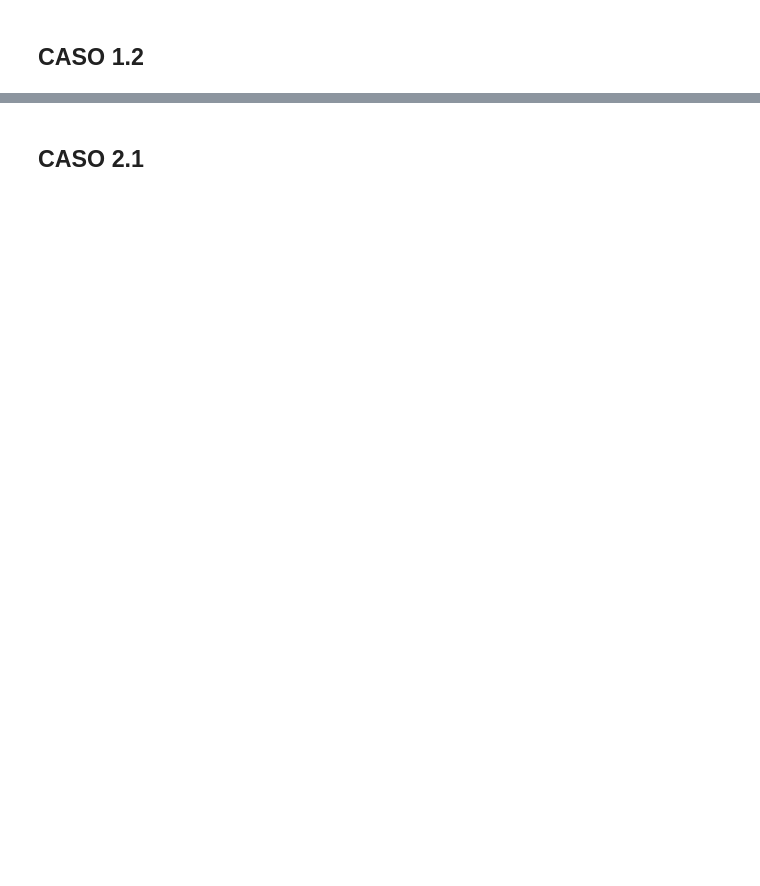
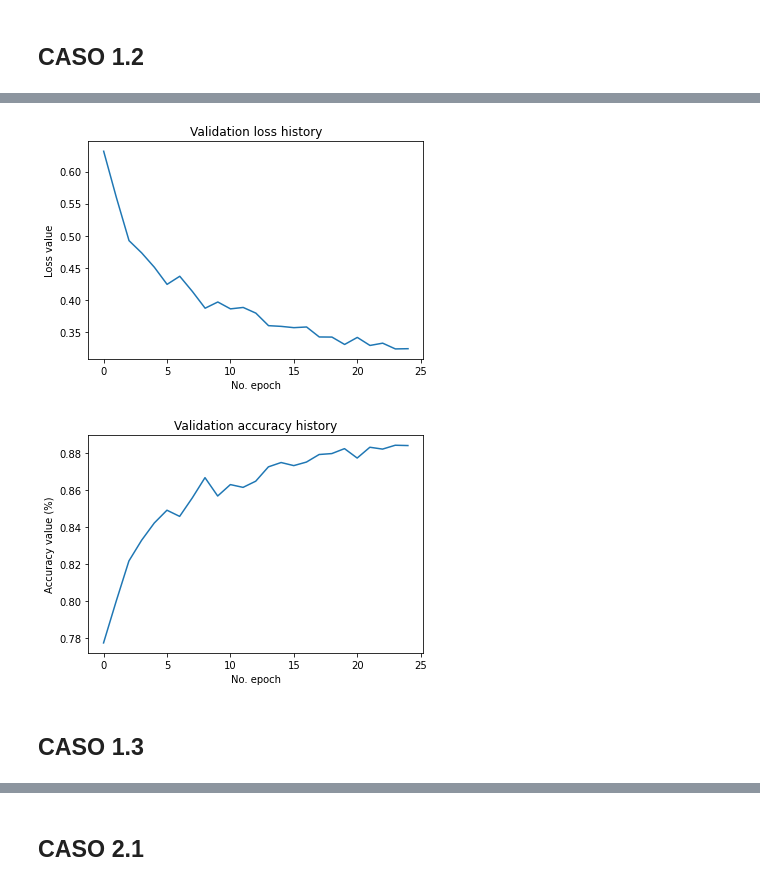
Before and after one commit to PilarAriasVazquez/AA_PRACTICA2_GRUPO_7, a Jupyter notebook: AA_PRACTICA2_GRUPO_7.ipynb, the cells around one changed output, grey strips where cells are left out. Saved outputs shown, nothing was run; the diff lists cells and outputs as text; code cells hidden in the pictures; blank space fills up the shorter version.

```diff
--- a/AA_PRACTICA2_GRUPO_7.ipynb
+++ b/AA_PRACTICA2_GRUPO_7.ipynb
@@ -11,2 +136,13 @@
 # %% [markdown]
 ## CASO 1.2
+# %%
+model12 = Sequential()
+model12.add(Conv2D(32, (5, 5), strides=(1, 1), activation='relu', input_shape=(28,28,1)))
+model12.add(MaxPooling2D((2, 2)))
+
+model12.add(Conv2D(64, (5, 5), strides=(1, 1), activation='relu'))
+model12.add(MaxPooling2D((2, 2)))
+
+model12.add(Flatten())
+model12.add(Dense(10, activation='softmax'))
+model12.summary()
@@ -12,0 +167,10 @@
+# %%
+model12.compile(loss=sparse_categorical_crossentropy,
+              optimizer='sgd',
+              metrics=['accuracy'])
+# %%
+history12=model12.fit(train_images, train_labels,
+          batch_size=50,
+          epochs=25,
+          verbose=1,
+          validation_split=0.2)
@@ -12,0 +195,20 @@
+# %%
+# Generamos las métricas de generalización
+score = model12.evaluate(train_images, train_labels, verbose=0)
+print(f'Test loss: {score[0]} / Test accuracy: {score[1]}')
+
+# Visualizamos history
+# Pintamos history: Pérdida
+plt.plot(history12.history['val_loss'])
+plt.title('Validation loss history')
+plt.ylabel('Loss value')
+plt.xlabel('No. epoch')
+plt.show()
+
+# Pintamos history: Precisión
+plt.plot(history12.history['val_accuracy'])
+plt.title('Validation accuracy history')
+plt.ylabel('Accuracy value (%)')
+plt.xlabel('No. epoch')
+plt.show()
+# %% [output]
@@ -12,0 +216,4 @@
+[figure, added]
+[figure, added]
+# %% [markdown]
+## CASO 1.3
```
Also changed, not shown: parts of 40 cells of this notebook.
